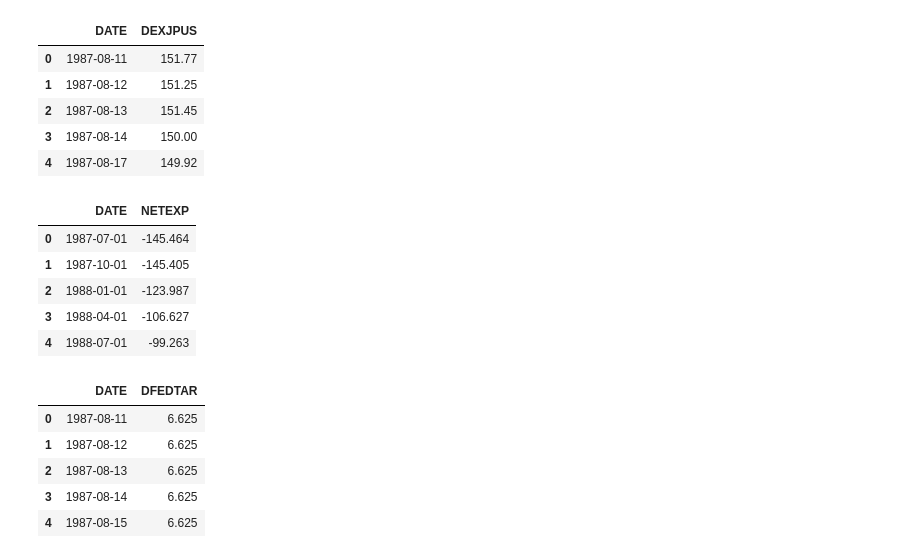
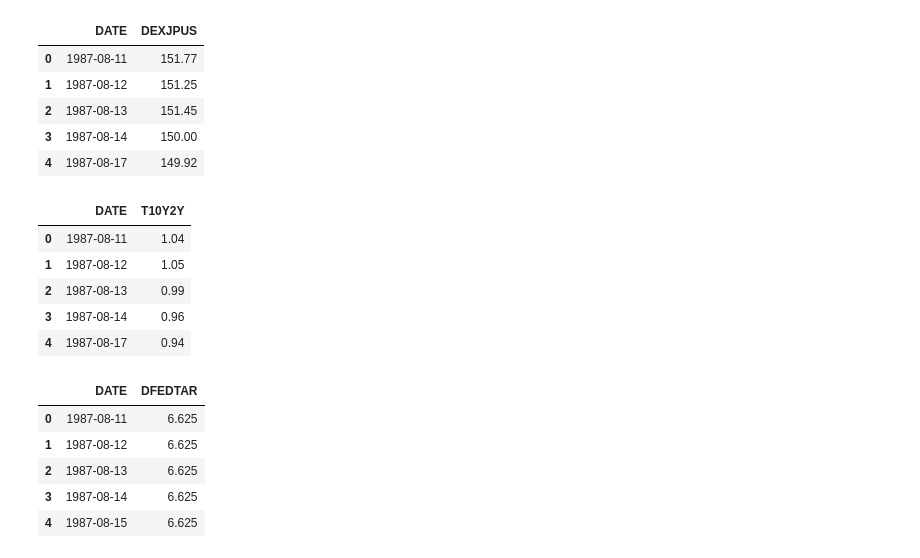
Before and after one commit to Nhunsick/FFTR_Prediction, a Jupyter notebook: Notebooks/EDA_cleaning.ipynb, the cells around one changed output. Saved outputs shown, nothing was run; the diff lists cells and outputs as text; code cells hidden in the pictures.

```diff
--- a/Notebooks/EDA_cleaning.ipynb
+++ b/Notebooks/EDA_cleaning.ipynb
@@ -60,7 +63,7 @@ pound_dollar_df = pd.read_csv('../data/pound_dollar.csv')
 recession_df = pd.read_csv('../data/recession.csv')
 unemployment_df = pd.read_csv('../data/unemployment.csv')
 yen_dollar_df = pd.read_csv('../data/yen_to_dollar.csv')
-net_exp_df = pd.read_csv('../data/NETEXP.csv')
+yield_curve_df = pd.read_csv('../data/yield_curve.csv')
 # %%
 oil_df.info()
 # %% [output]
@@ -275,15 +278,15 @@ yen_dollar_df.head()
 | 3 | 1987-08-14 | 150.00 |
 | 4 | 1987-08-17 | 149.92 |
 # %%
-net_exp_df['DATE'] = pd.to_datetime(net_exp_df['DATE'])
-net_exp_df.head()
+yield_curve_df['DATE'] = pd.to_datetime(yield_curve_df['DATE'])
+yield_curve_df.head()
 # %% [output]
-|  | DATE | NETEXP |
-| 0 | 1987-07-01 | -145.464 |
-| 1 | 1987-10-01 | -145.405 |
-| 2 | 1988-01-01 | -123.987 |
-| 3 | 1988-04-01 | -106.627 |
-| 4 | 1988-07-01 | -99.263 |
+|  | DATE | T10Y2Y |
+| 0 | 1987-08-11 | 1.04 |
+| 1 | 1987-08-12 | 1.05 |
+| 2 | 1987-08-13 | 0.99 |
+| 3 | 1987-08-14 | 0.96 |
+| 4 | 1987-08-17 | 0.94 |
 # %%
 ffr_df = pd.concat([ffr_1_df, ffr_2_df], ignore_index=True)
 ffr_df.head()
```
Also changed, not shown: parts of 39 cells of this notebook, 7 other files.
